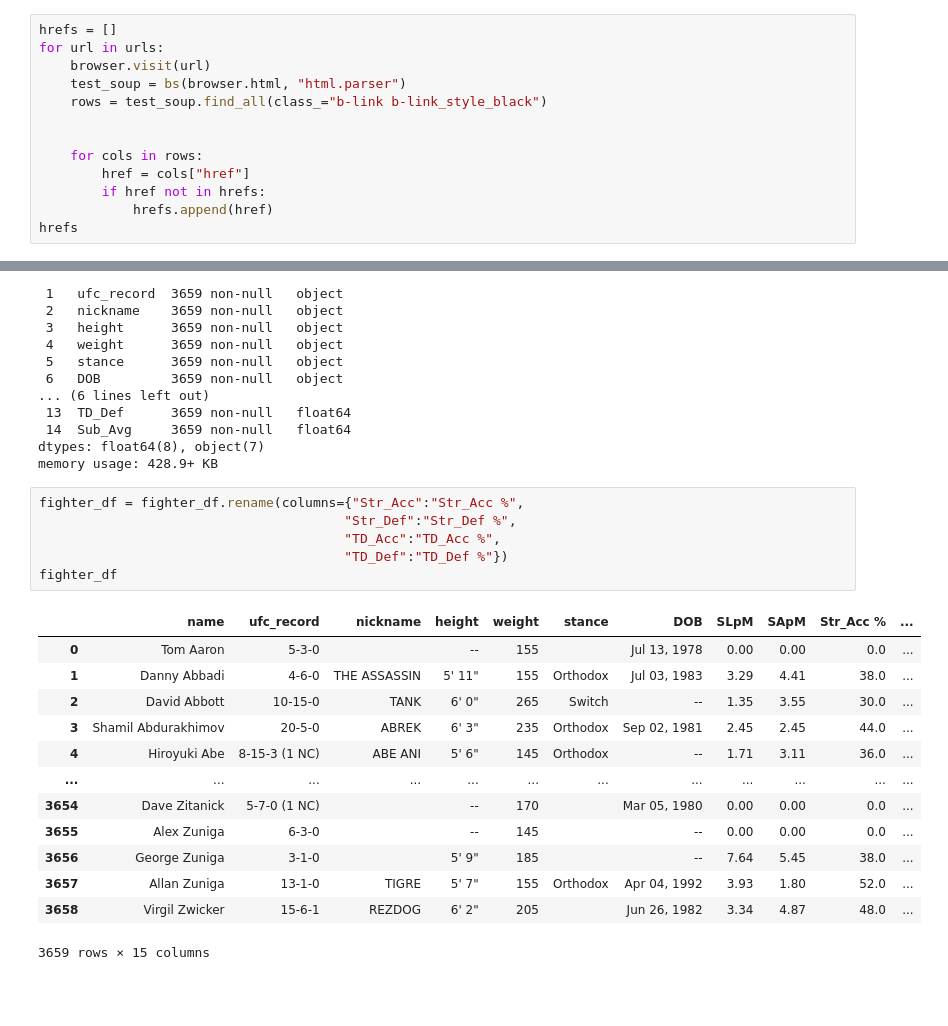
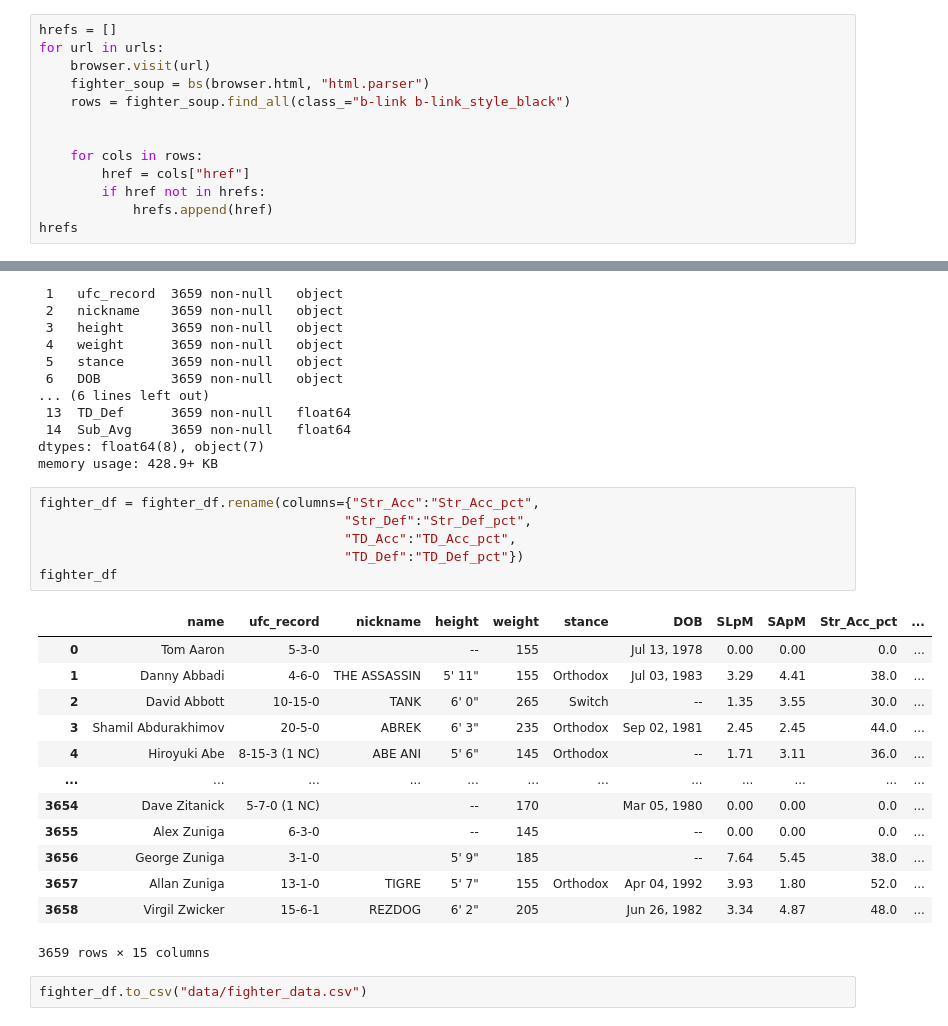
Before and after one commit to a925sw/ufc_stats, a Jupyter notebook: fighter_scraper.ipynb, the cells around one changed output, grey strips where cells are left out. Drawn from its saved outputs; the diff is of its cells as text; blank space fills up the shorter version.

```diff
--- a/fighter_scraper.ipynb
+++ b/fighter_scraper.ipynb
@@ -37,8 +37,8 @@ urls
 hrefs = []
 for url in urls:
     browser.visit(url)
-    test_soup = bs(browser.html, "html.parser")
-    rows = test_soup.find_all(class_="b-link b-link_style_black")
+    fighter_soup = bs(browser.html, "html.parser")
+    rows = fighter_soup.find_all(class_="b-link b-link_style_black")
 
 
     for cols in rows:
@@ -225,13 +225,13 @@ Data columns (total 15 columns):
 dtypes: float64(8), object(7)
 memory usage: 428.9+ KB
 # %%
-fighter_df = fighter_df.rename(columns={"Str_Acc":"Str_Acc %",
-                                       "Str_Def":"Str_Def %",
-                                       "TD_Acc":"TD_Acc %",
-                                       "TD_Def":"TD_Def %"})
+fighter_df = fighter_df.rename(columns={"Str_Acc":"Str_Acc_pct",
+                                       "Str_Def":"Str_Def_pct",
+                                       "TD_Acc":"TD_Acc_pct",
+                                       "TD_Def":"TD_Def_pct"})
 fighter_df
 # %% [output]
-|  | name | ufc_record | nickname | height | weight | stance | DOB | SLpM | SApM | Str_Acc % | ... |
+|  | name | ufc_record | nickname | height | weight | stance | DOB | SLpM | SApM | Str_Acc_pct | ... |
 | 0 | Tom Aaron | 5-3-0 |  | -- | 155 |  | Jul 13, 1978 | 0.00 | 0.00 | 0.0 | ... |
 | 1 | Danny Abbadi | 4-6-0 | THE ASSASSIN | 5' 11" | 155 | Orthodox | Jul 03, 1983 | 3.29 | 4.41 | 38.0 | ... |
 | 2 | David Abbott | 10-15-0 | TANK | 6' 0" | 265 | Switch | -- | 1.35 | 3.55 | 30.0 | ... |
@@ -244,3 +244,5 @@ fighter_df
 | 3657 | Allan Zuniga | 13-1-0 | TIGRE | 5' 7" | 155 | Orthodox | Apr 04, 1992 | 3.93 | 1.80 | 52.0 | ... |
 | 3658 | Virgil Zwicker | 15-6-1 | REZDOG | 6' 2" | 205 |  | Jun 26, 1982 | 3.34 | 4.87 | 48.0 | ... |
 3659 rows × 15 columns
+# %%
+fighter_df.to_csv("data/fighter_data.csv")
```
Also changed, not shown: 6 other files.
